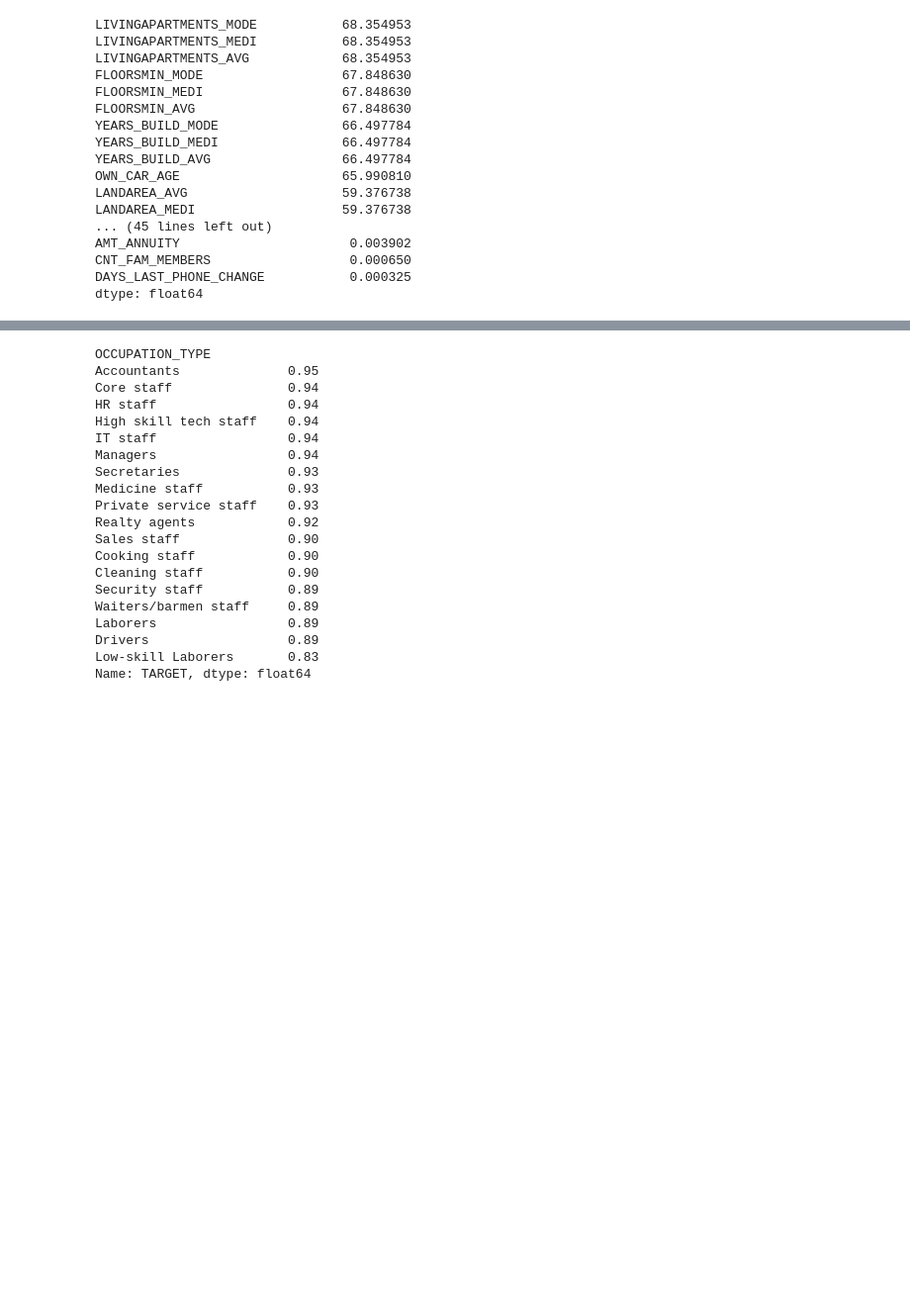
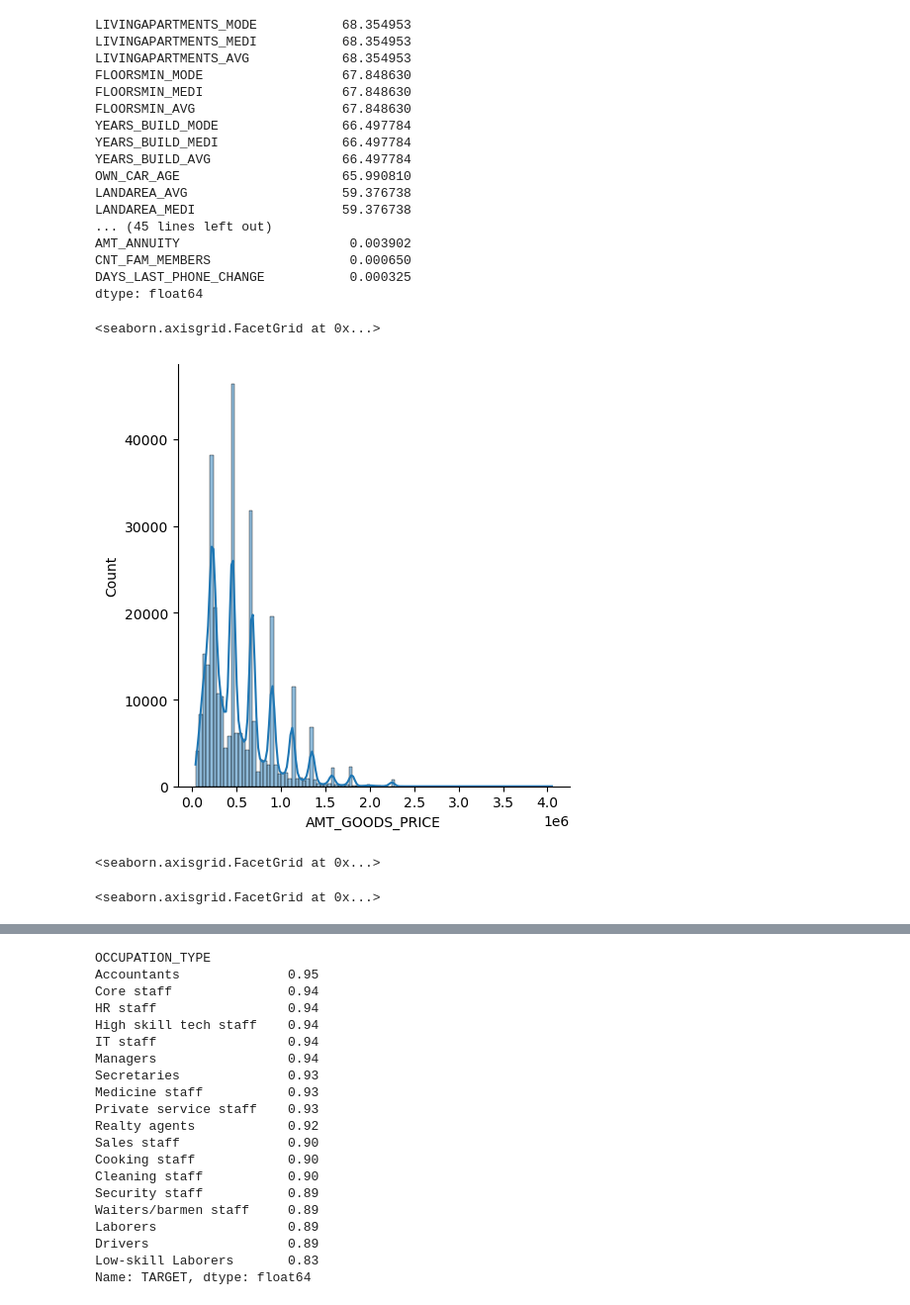
Before and after one commit to andervies/divic-corp-machine-learning-course, a Jupyter notebook: assignment16/Credit information study series.ipynb, the cells around one changed output, grey strips where cells are left out. Shown at 99% size. Cells and saved outputs as stored; diff of their text form; code cells hidden in the pictures; blank space fills up the shorter version.

```diff
--- a/assignment16/Credit information study series.ipynb
+++ b/assignment16/Credit information study series.ipynb
@@ -143,3 +135,8 @@ AMT_ANNUITY                      0.003902
 CNT_FAM_MEMBERS                  0.000650
 DAYS_LAST_PHONE_CHANGE           0.000325
 dtype: float64
+# %%
+sns.displot(df_train["AMT_GOODS_PRICE"], kde=True, bins=100)
+# %% [output]
+<seaborn.axisgrid.FacetGrid at 0x...>
+[figure, added]
@@ -145,0 +146,4 @@ dtype: float64
+# %%
+sns.displot(df_train["AMT_ANNUITY"], kde=True, bins=70)
+# %% [output]
+<seaborn.axisgrid.FacetGrid at 0x...>
@@ -145,0 +153,4 @@ dtype: float64
+# %%
+sns.displot(df_train["CNT_FAM_MEMBERS"], kde=True)
+# %% [output]
+<seaborn.axisgrid.FacetGrid at 0x...>
```
Also changed, not shown: parts of 38 cells of this notebook.
